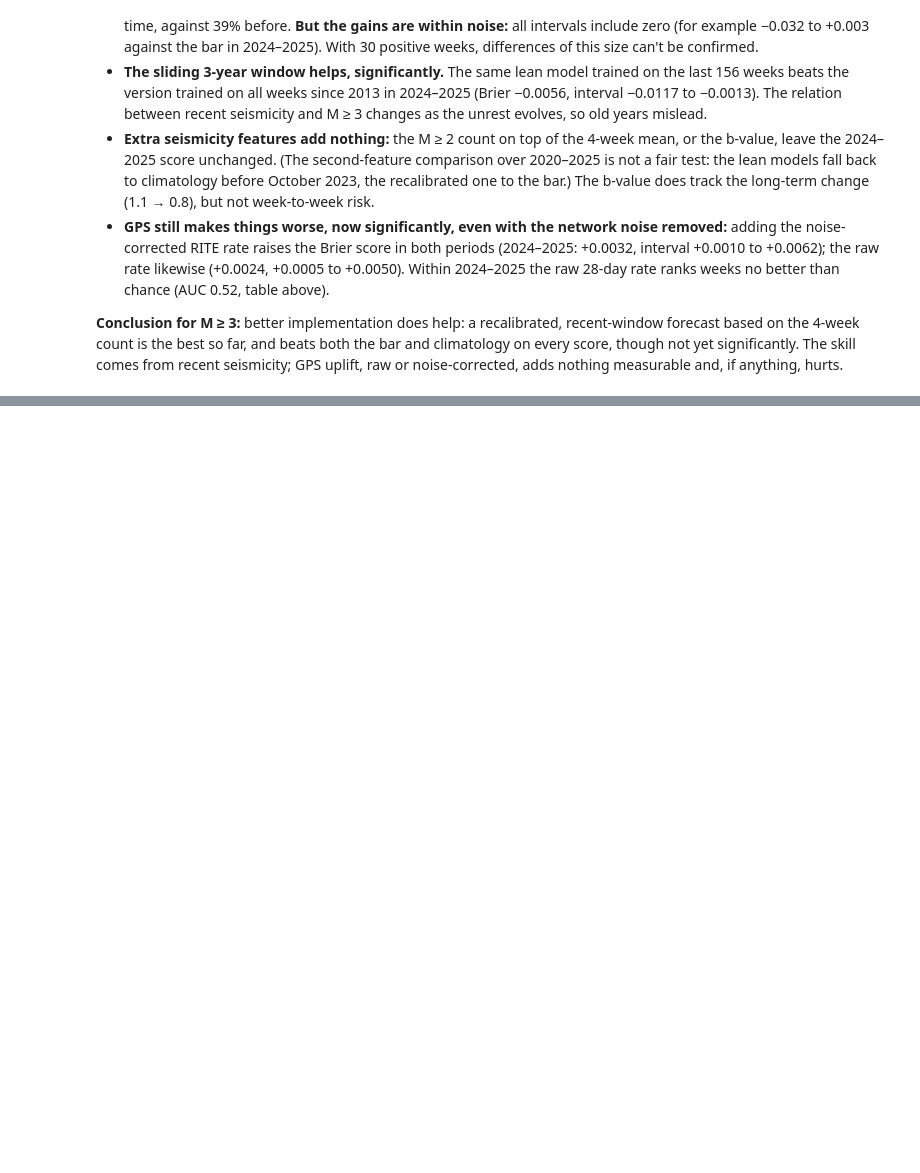
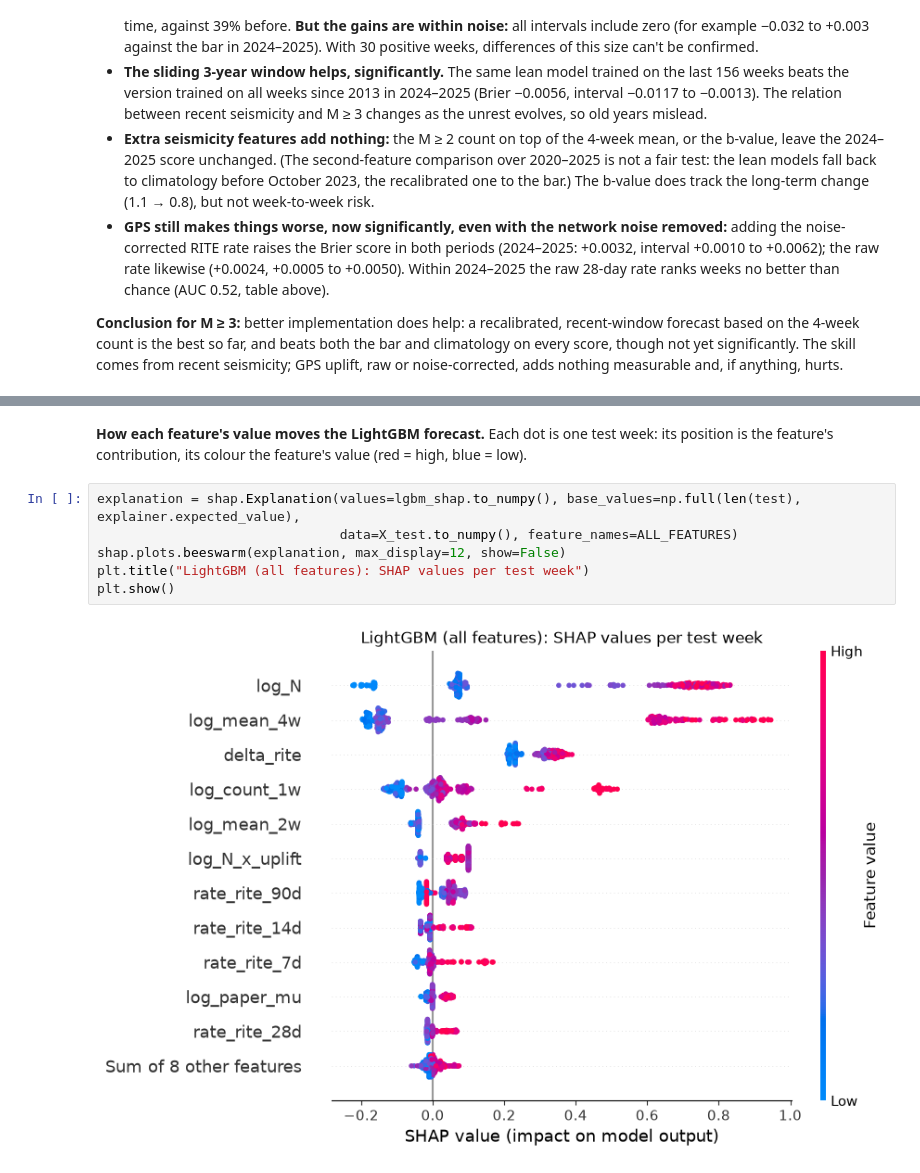
Before and after one commit to PatrickBolton/flegrei-seismicity, a Jupyter notebook: notebooks/04_models.ipynb, the cells around one changed output, grey strips where cells are left out. Saved outputs shown, nothing was run; the diff lists cells and outputs as text; blank space fills up the shorter version.

```diff
--- a/notebooks/04_models.ipynb
+++ b/notebooks/04_models.ipynb
@@ -631,0 +707,10 @@ pd.concat({name: calibration_table(test["has_large"][late], compare[name][late],
+# %% [markdown]
+**How each feature's value moves the LightGBM forecast.** Each dot is one test week: its position is the feature's contribution, its colour the feature's value (red = high, blue = low).
+# %%
+explanation = shap.Explanation(values=lgbm_shap.to_numpy(), base_values=np.full(len(test), explainer.expected_value),
+                               data=X_test.to_numpy(), feature_names=ALL_FEATURES)
+shap.plots.beeswarm(explanation, max_display=12, show=False)
+plt.title("LightGBM (all features): SHAP values per test week")
+plt.show()
+# %% [output]
+[figure, added]
```
Also changed, not shown: parts of 8 cells of this notebook.
